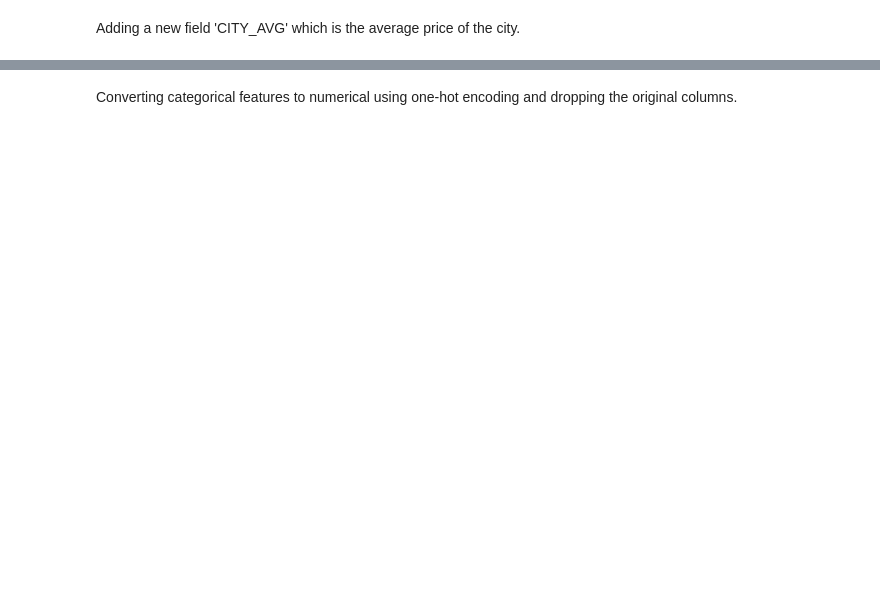
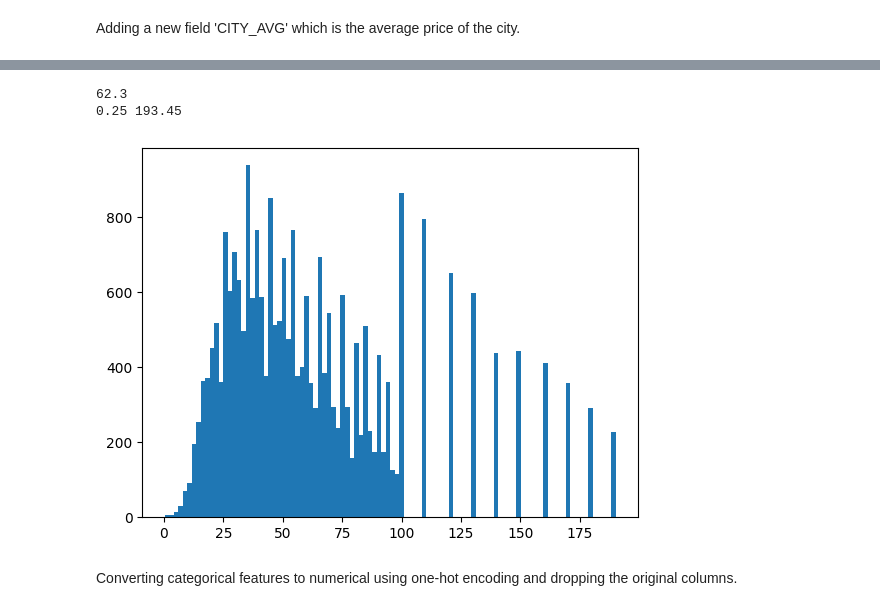
Before and after one commit to Partha-Suresh/XAI-Project, a Jupyter notebook: notebooks/Property Value Regression/Cleaning_Preprocessing.ipynb, the cells around one changed output, grey strips where cells are left out. Saved outputs shown, nothing was run; the diff lists cells and outputs as text; code cells hidden in the pictures; blank space fills up the shorter version.

```diff
--- a/notebooks/Property Value Regression/Cleaning_Preprocessing.ipynb
+++ b/notebooks/Property Value Regression/Cleaning_Preprocessing.ipynb
@@ -182,3 +217,23 @@ df.head()
+# %%
+Q1 = df["TARGET(PRICE_IN_LACS)"].quantile(0.25)
+Q3 = df["TARGET(PRICE_IN_LACS)"].quantile(0.75)
+IQR = Q3 - Q1
+print(IQR)
+lower_bound = min(df["TARGET(PRICE_IN_LACS)"])
+upper_bound = Q3 + 1.5 * IQR
+print(lower_bound, upper_bound)
+# %% [output]
+62.3
+0.25 193.45
+# %%
+# Printing the number of outliers
+df[(df["TARGET(PRICE_IN_LACS)"] < lower_bound) | (df["TARGET(PRICE_IN_LACS)"] > upper_bound)]
+# Plotting without outliers
+plt.hist(df[(df["TARGET(PRICE_IN_LACS)"] > lower_bound) & (df["TARGET(PRICE_IN_LACS)"] < upper_bound)]["TARGET(PRICE_IN_LACS)"], bins=100)
+# Removing outliers
+df = df[(df["TARGET(PRICE_IN_LACS)"] > lower_bound) & (df["TARGET(PRICE_IN_LACS)"] < upper_bound)]
+# %% [output]
+[figure, added]
 # %% [markdown]
 Converting categorical features to numerical using one-hot encoding and dropping the original columns.
 # %%
```
Also changed, not shown: parts of 12 cells of this notebook, 3 other files.
